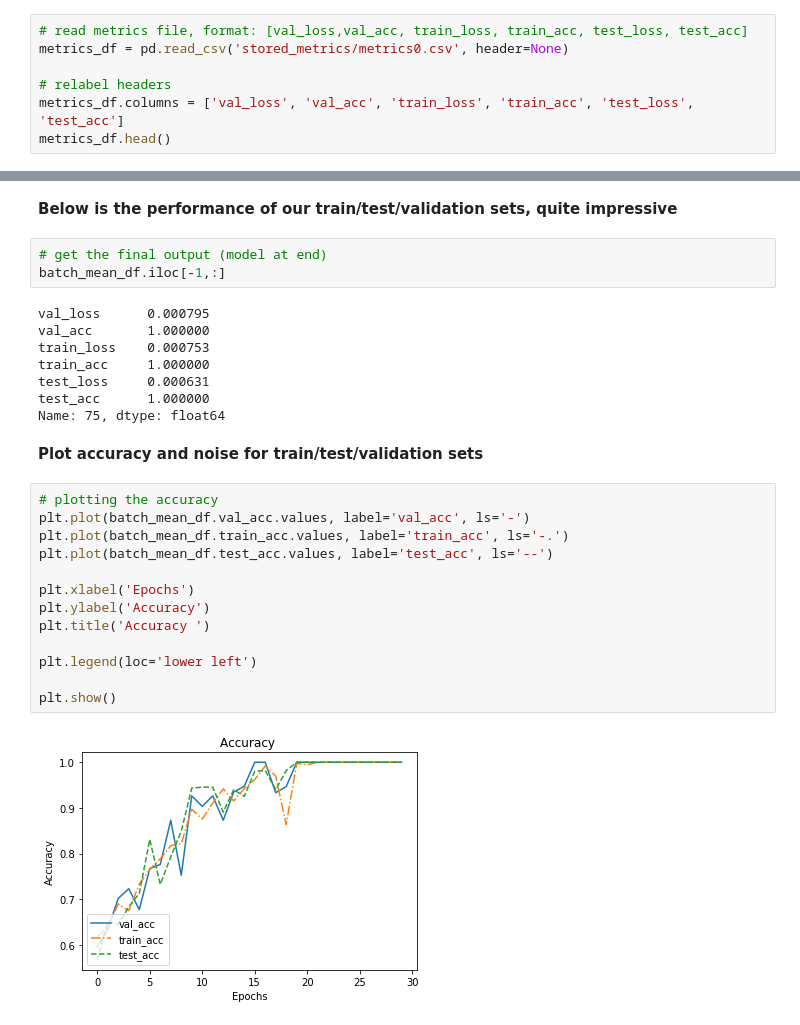
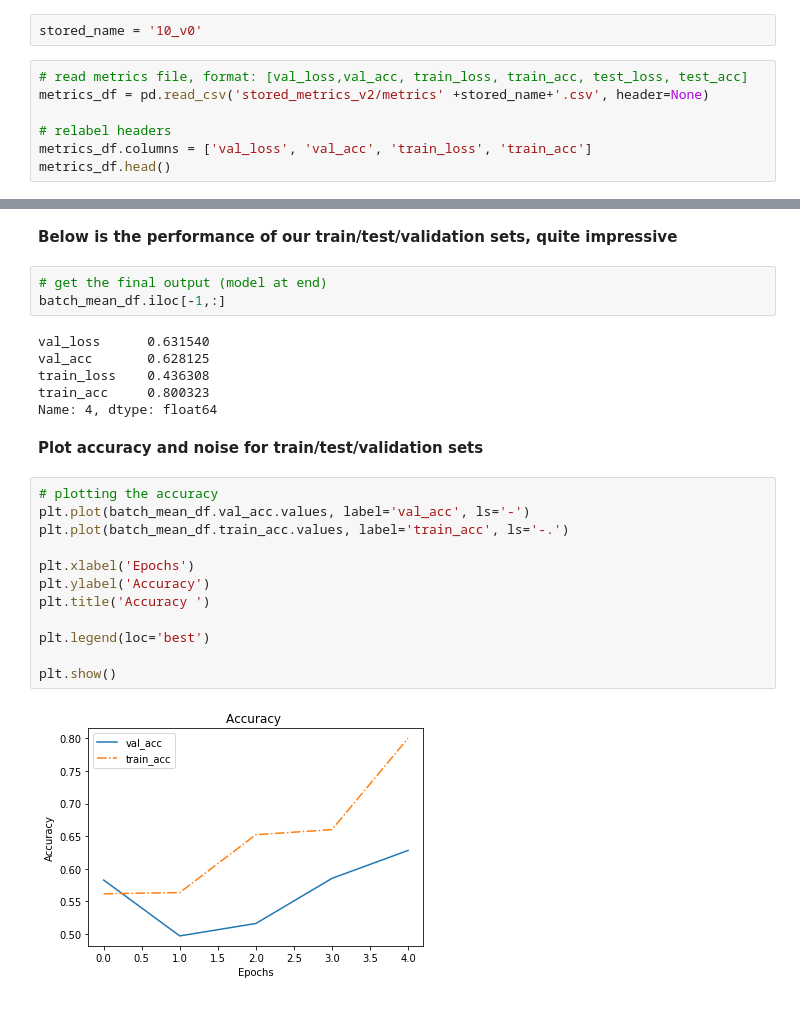
Before and after one commit to StevenVuong/MSc_Project, a Jupyter notebook: p4.ipynb, the cells around one changed output, grey strips where cells are left out. Drawn from its saved outputs; the diff is of its cells as text.

```diff
--- a/p4.ipynb
+++ b/p4.ipynb
@@ -33,8 +48,10 @@ Mounted at /content/gdrive
+# %%
+stored_name = '10_v0'
 # %%
 # read metrics file, format: [val_loss,val_acc, train_loss, train_acc, test_loss, test_acc]
-metrics_df = pd.read_csv('stored_metrics/metrics0.csv', header=None)
+metrics_df = pd.read_csv('stored_metrics_v2/metrics' +stored_name+'.csv', header=None)
 
 # relabel headers
-metrics_df.columns = ['val_loss', 'val_acc', 'train_loss', 'train_acc', 'test_loss', 'test_acc']
+metrics_df.columns = ['val_loss', 'val_acc', 'train_loss', 'train_acc']
 metrics_df.head()
 # %% [output]
@@ -64,30 +81,27 @@ batch_mean_df.head()
 # get the final output (model at end)
 batch_mean_df.iloc[-1,:]
 # %% [output]
-val_loss      0.000795
-val_acc       1.000000
-train_loss    0.000753
-train_acc     1.000000
-test_loss     0.000631
-test_acc      1.000000
-Name: 75, dtype: float64
+val_loss      0.631540
+val_acc       0.628125
+train_loss    0.436308
+train_acc     0.800323
+Name: 4, dtype: float64
 # %% [markdown]
 **Plot accuracy and noise for train/test/validation sets**
 # %%
 # plotting the accuracy
 plt.plot(batch_mean_df.val_acc.values, label='val_acc', ls='-')
 plt.plot(batch_mean_df.train_acc.values, label='train_acc', ls='-.')
-plt.plot(batch_mean_df.test_acc.values, label='test_acc', ls='--')
 
 plt.xlabel('Epochs')
 plt.ylabel('Accuracy')
 plt.title('Accuracy ')
 
-plt.legend(loc='lower left')
+plt.legend(loc='best')
 
 plt.show()
 # %% [output]
-[figure, old version]
+[figure, new version]
 # %%
 # plotting the loss
 plt.plot(batch_mean_df.val_loss.values, label='val_loss', ls='-')
```
Also changed, not shown: parts of 12 cells of this notebook.
